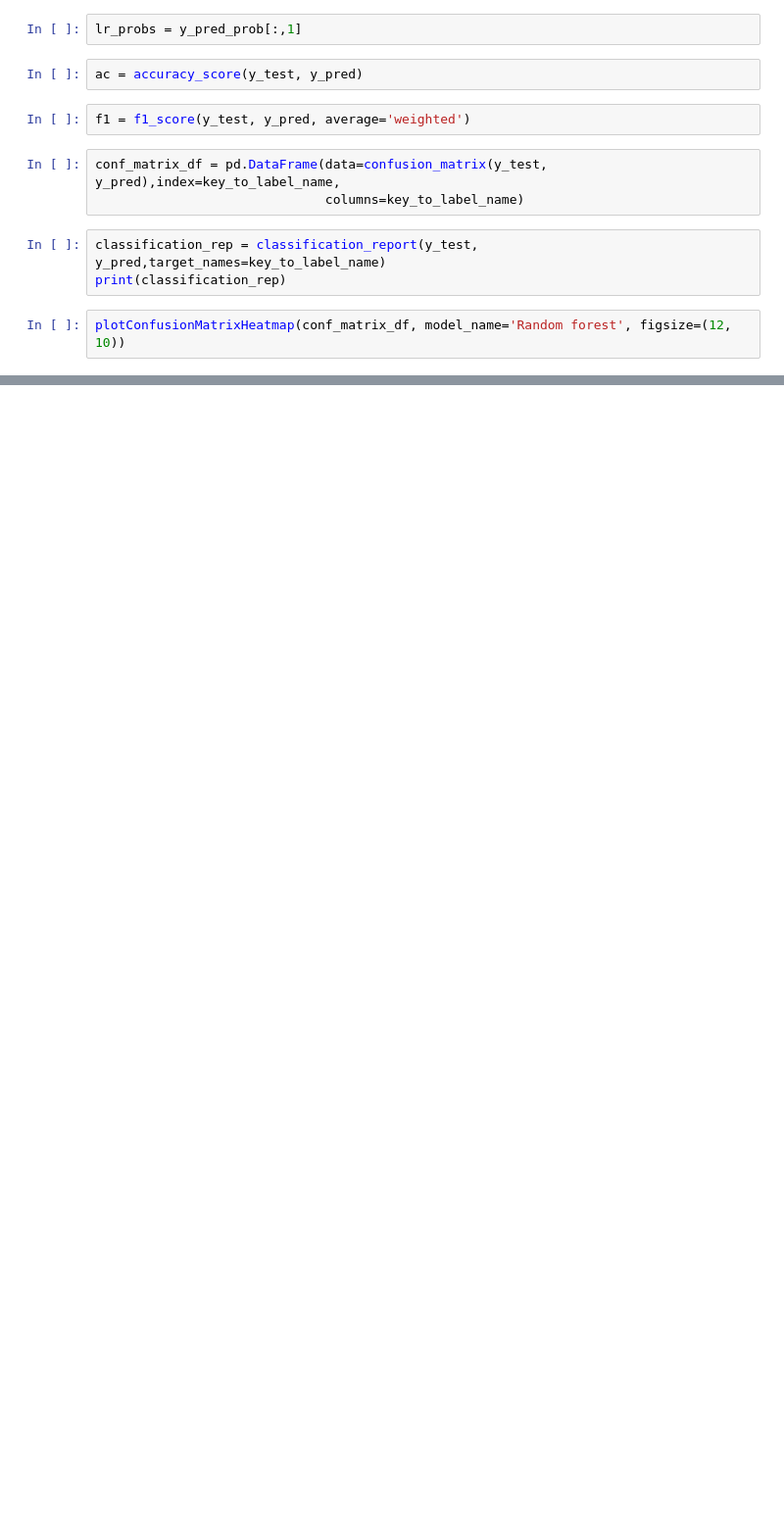
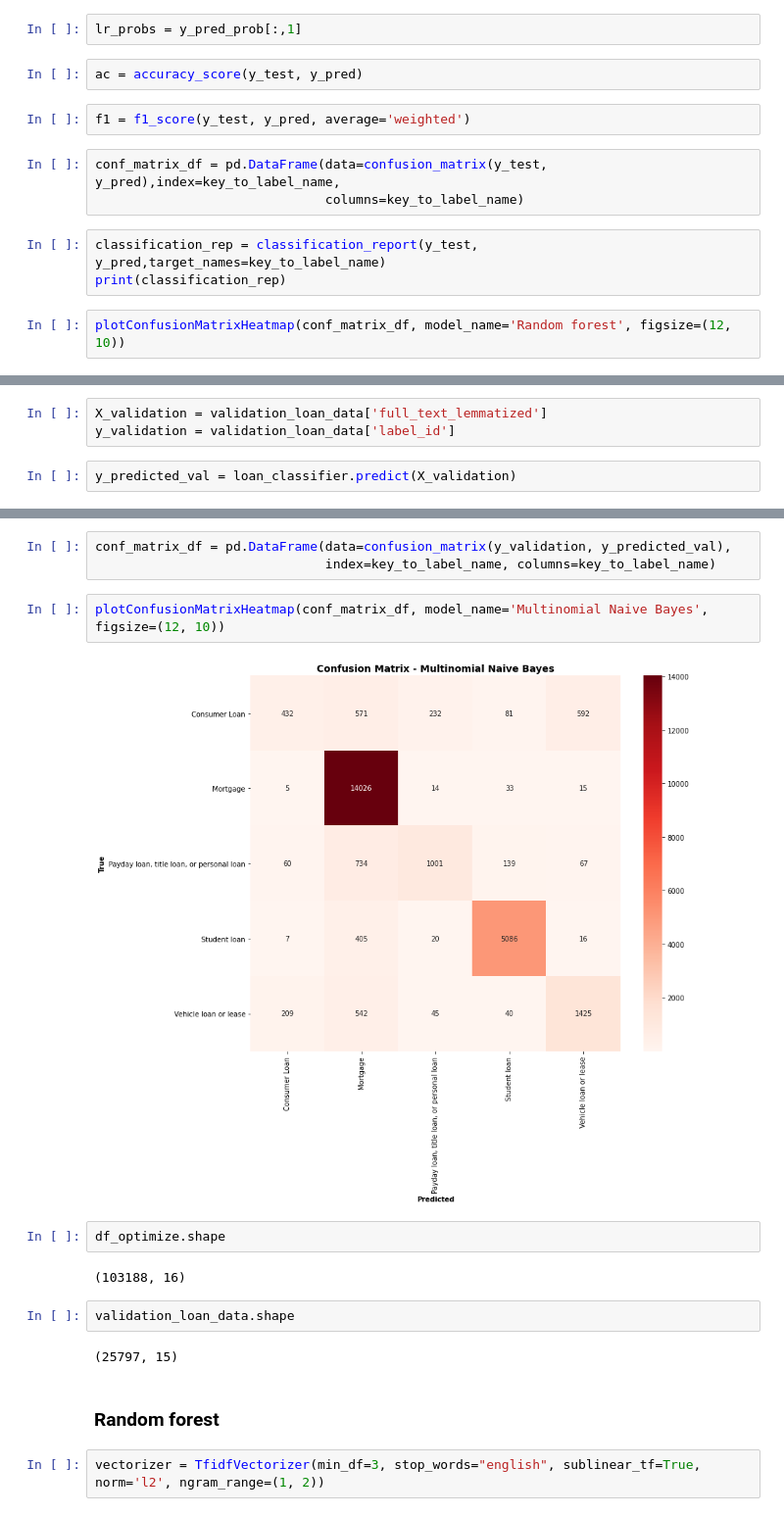
Before and after one commit to dineshh912/support_ticket_classification, a Jupyter notebook: 03-preprocessing-modeling.ipynb, the cells around one changed output, grey strips where cells are left out. Shown at 98% size. Saved outputs shown, nothing was run; the diff lists cells and outputs as text; blank space fills up the shorter version.

```diff
--- a/03-preprocessing-modeling.ipynb
+++ b/03-preprocessing-modeling.ipynb
@@ -737,0 +882,5 @@ plotConfusionMatrixHeatmap(conf_matrix_df, model_name='Random forest', figsize=(
+# %%
+X_validation = validation_loan_data['full_text_lemmatized']
+y_validation = validation_loan_data['label_id']
+# %%
+y_predicted_val = loan_classifier.predict(X_validation)
@@ -737,0 +902,19 @@ plotConfusionMatrixHeatmap(conf_matrix_df, model_name='Random forest', figsize=(
+# %%
+conf_matrix_df = pd.DataFrame(data=confusion_matrix(y_validation, y_predicted_val),
+                              index=key_to_label_name, columns=key_to_label_name)
+# %%
+plotConfusionMatrixHeatmap(conf_matrix_df, model_name='Multinomial Naive Bayes', figsize=(12, 10))
+# %% [output]
+[figure, added]
+# %%
+df_optimize.shape
+# %% [output]
+(103188, 16)
+# %%
+validation_loan_data.shape
+# %% [output]
+(25797, 15)
+# %% [markdown]
+### Random forest
+# %%
+vectorizer = TfidfVectorizer(min_df=3, stop_words="english", sublinear_tf=True, norm='l2', ngram_range=(1, 2))
```
Also changed, not shown: parts of 42 cells of this notebook.
